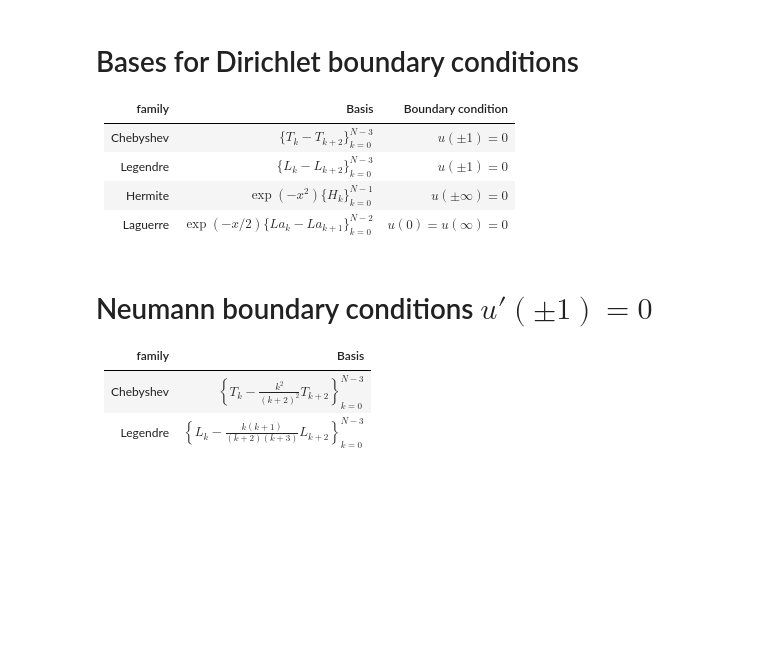
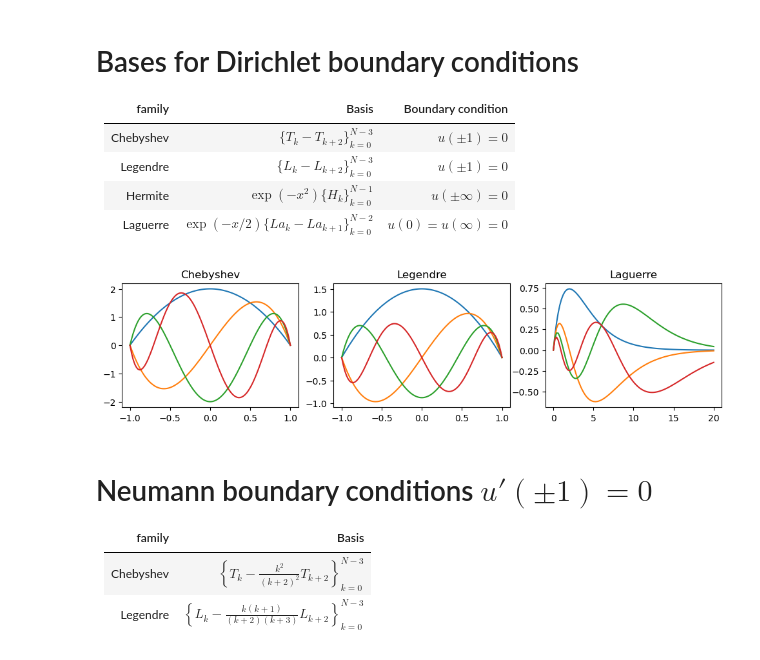
Before and after one commit to mikaem/ShenfunAthens, a Jupyter notebook: Shenfun-introduction.ipynb, the cells around one changed output. Drawn from its saved outputs; the diff is of its cells as text; code cells hidden in the pictures; blank space fills up the shorter version.

```diff
--- a/Shenfun-introduction.ipynb
+++ b/Shenfun-introduction.ipynb
@@ -57,13 +64,18 @@ plt.legend(['Exact', 'Legendre']);
 # %%
 CD = FunctionSpace(N, 'Chebyshev', bc=(0, 0))
 LD = FunctionSpace(N, 'Legendre', bc=(0, 0))
+La = FunctionSpace(N, 'Laguerre', bc=(0, None))
 xj = np.linspace(-1, 1, 100)
-fig, (ax1, ax2) = plt.subplots(1, 2, figsize=(10, 3))
+fig, (ax1, ax2, ax3) = plt.subplots(1, 3, figsize=(12, 2.5))
 for i in range(4):
     ax1.plot(xj, sp.lambdify(x, CD.basis_function(i))(xj))
     ax2.plot(xj, sp.lambdify(x, LD.basis_function(i))(xj))
+    ax3.plot(10*(xj+1), sp.lambdify(x, La.basis_function(i))(10*(xj+1)))
 ax1.set_title('Chebyshev')
-ax2.set_title('Legendre');
+ax2.set_title('Legendre')
+ax3.set_title('Laguerre');
+# %% [output]
+[figure, added]
 # %% [markdown]
 # Neumann boundary conditions $u'(\pm 1) = 0$
 
```
Also changed, not shown: parts of 11 cells of this notebook, 2 other files.
